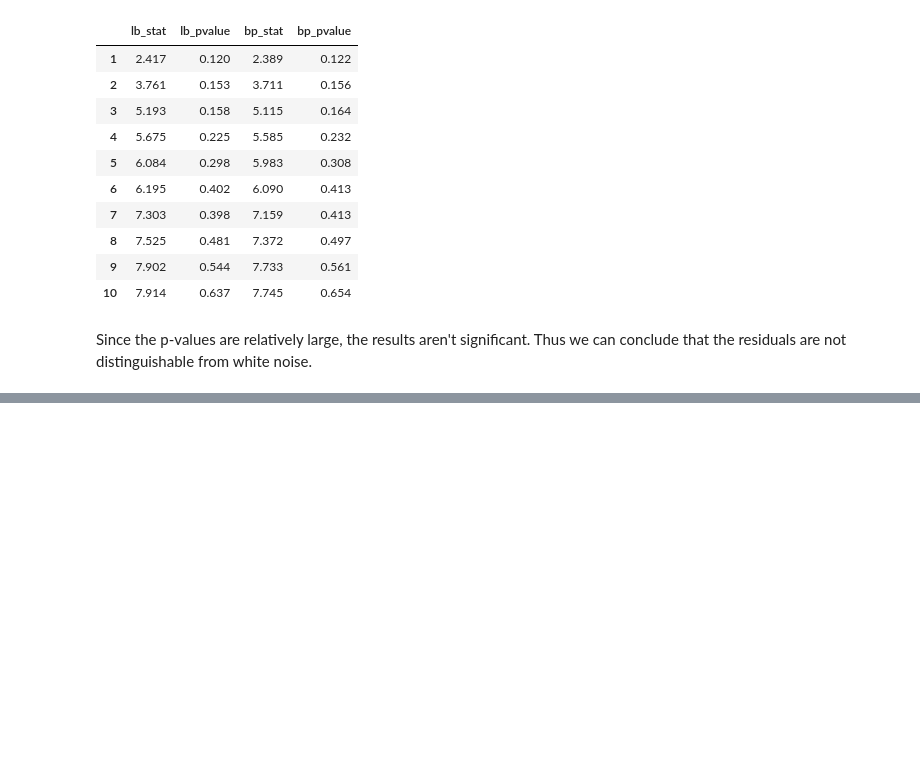
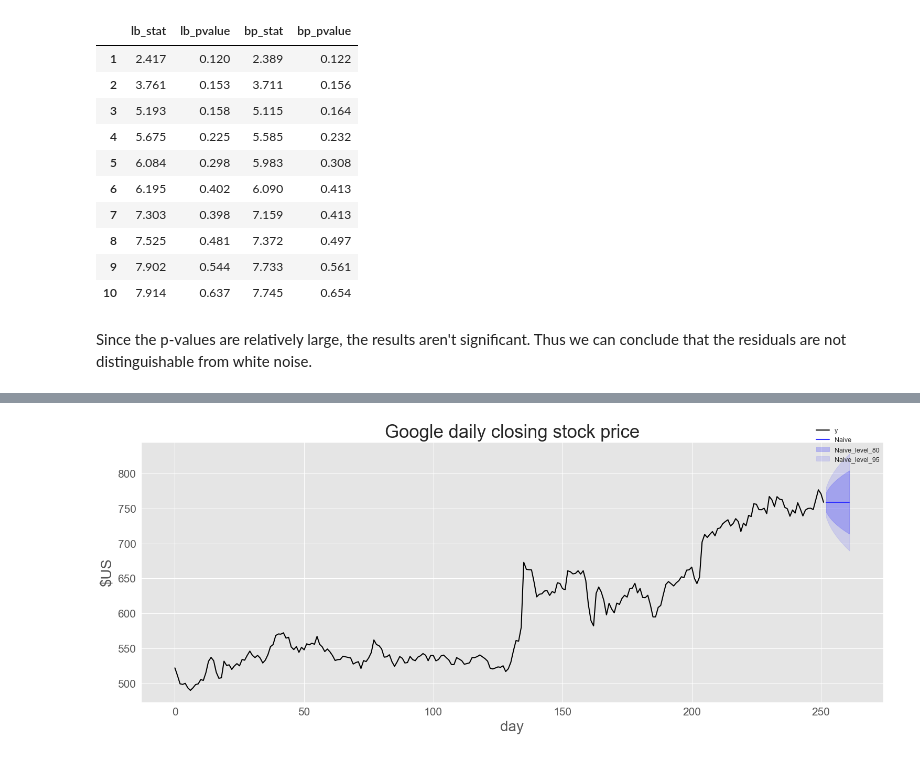
Before and after one commit to darmendariz/fpp, a Jupyter notebook: 05_the_forecasters_toolbox.ipynb, the cells around one changed output, grey strips where cells are left out. Saved outputs shown, nothing was run; the diff lists cells and outputs as text; code cells hidden in the pictures; blank space fills up the shorter version.

```diff
--- a/05_the_forecasters_toolbox.ipynb
+++ b/05_the_forecasters_toolbox.ipynb
@@ -430,0 +462,7 @@ Since the p-values are relatively large, the results aren't significant. Thus we
+# %%
+train = goog_df.loc[lambda x: x["ds"].dt.year == 2015].copy()
+train["ds"] = np.arange(len(train))
+naive_method = Naive()
+sf = StatsForecast(models=[naive_method], freq=1)
+fcasts = sf.forecast(df=train, h=10, level=[80, 95])        # level allows us to specify the prediction intervals
+fcasts
@@ -430,0 +481,7 @@ Since the p-values are relatively large, the results aren't significant. Thus we
+# %%
+plot_series(train, fcasts, level=[80, 95],
+    xlabel="day", ylabel="$US",
+    title="Google daily closing stock price",
+    palette="black_and_blue", rm_legend=False)
+# %% [output]
+[figure, added]
```
Also changed, not shown: parts of 15 cells of this notebook.
